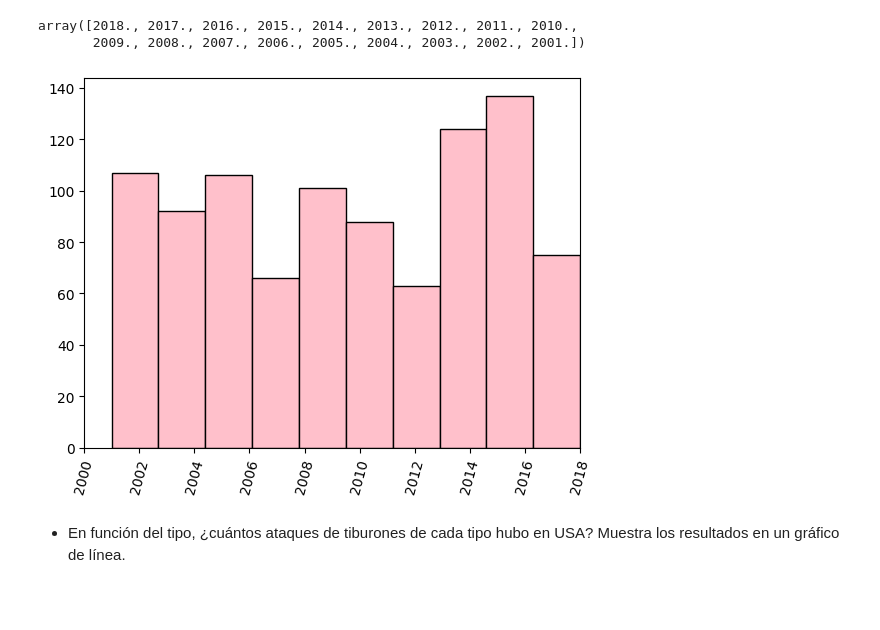
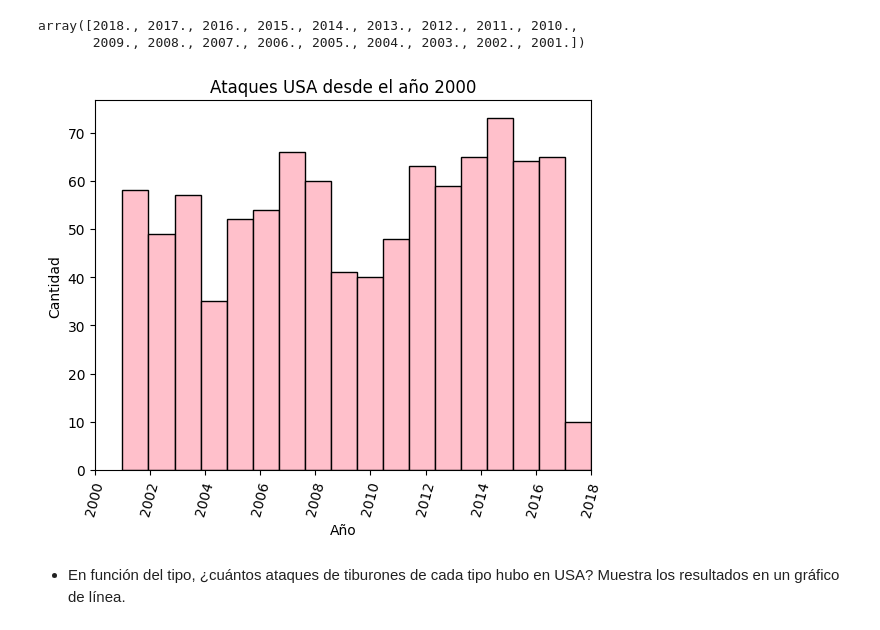
Before and after one commit to Adalab/DA_PromoC_Modulo2_Sprint1_Ana-Anahi, a Jupyter notebook: Visualizacion/pp-visualizacion-1.ipynb, the cells around one changed output. Drawn from its saved outputs; the diff is of its cells as text; code cells hidden in the pictures; blank space fills up the shorter version.

```diff
--- a/Visualizacion/pp-visualizacion-1.ipynb
+++ b/Visualizacion/pp-visualizacion-1.ipynb
@@ -152,17 +147,21 @@ array([2018., 2017., 2016., 2015., 2014., 2013., 2012., 2011., 2010.,
 # %%
 x= ataques_usa['year']
 
 
 plt.figure()
 
-plt.hist(x,facecolor  = 'pink', edgecolor = "black" )
+plt.hist(x, facecolor  = 'pink', edgecolor = "black", bins=18 )
 
 plt.xticks(rotation= 75)
 plt.xlim(2000, 2018)
 
+plt.title('Ataques USA desde el año 2000')
+plt.ylabel('Cantidad')
+plt.xlabel('Año')
+
 plt.show();
 # %% [output]
-[figure, old version]
+[figure, new version]
 # %% [markdown]
 -  En función del tipo, ¿cuántos ataques de tiburones de cada tipo hubo en USA? Muestra los resultados en un gráfico de línea.
 # %%
```
Also changed, not shown: parts of 9 cells of this notebook.
